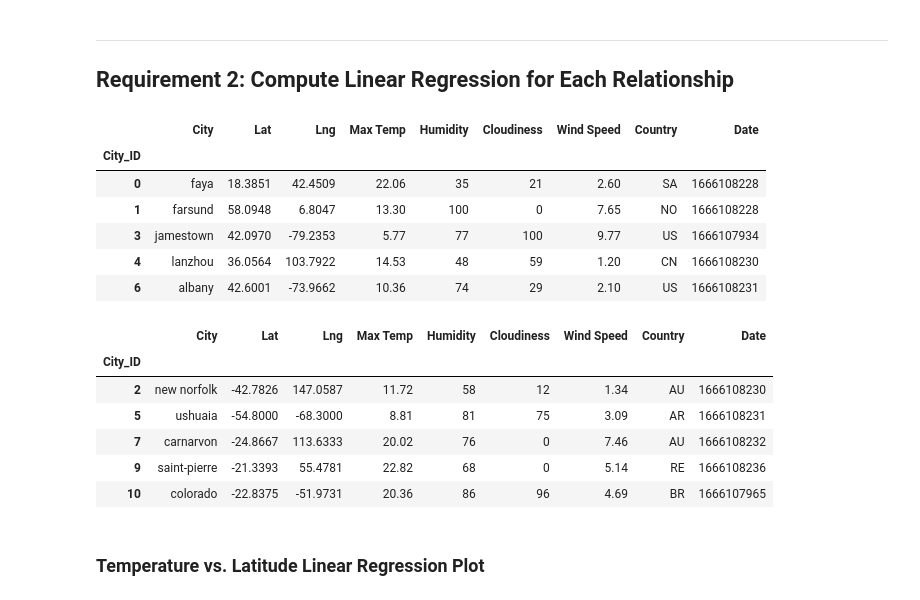
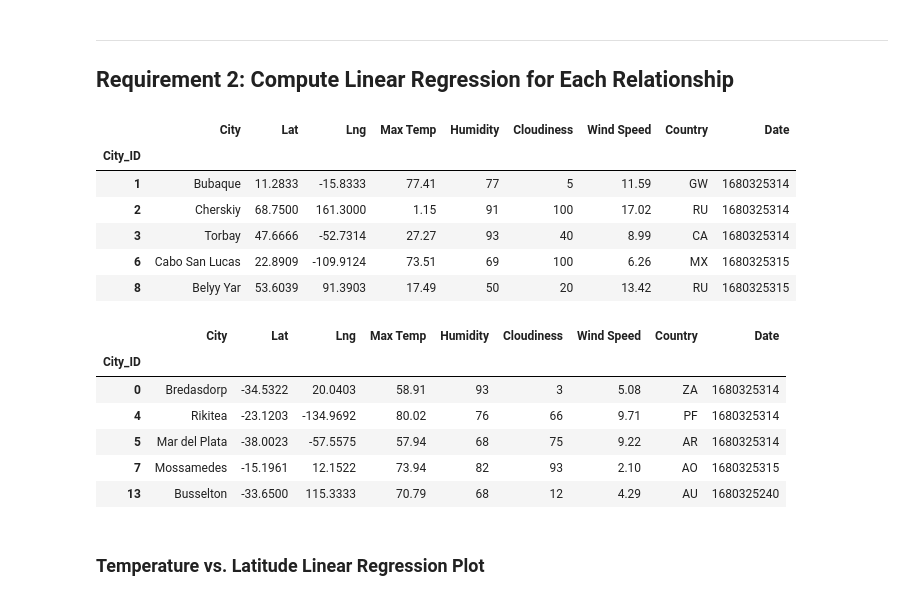
Before and after one commit to Evis-S/python-api-challenge, a Jupyter notebook: starter_code/WeatherPy.ipynb, the cells around one changed output. Cells and saved outputs as stored; diff of their text form; code cells hidden in the pictures.

```diff
--- a/starter_code/WeatherPy.ipynb
+++ b/starter_code/WeatherPy.ipynb
@@ -200,6 +187,6 @@ city_data_df.to_csv("output_data/cities.csv", index_label="City_ID")
 # %%
 # Read saved data
-city_data_df = pd.read_csv("output_data/cities.csv", index_col="City_ID")
+city_data_df = pd.read_csv("city.csv", index_col="City_ID")
 
 # Display sample data
 city_data_df.head()
@@ -287,30 +309,30 @@ plt.show()
 # %%
 # Create a DataFrame with the Northern Hemisphere data (Latitude >= 0)
-# YOUR CODE HERE
+northern_hemi_df = city_data_df.loc[(city_data_df["Lat"] >= 0)]
 
 # Display sample data
 northern_hemi_df.head()
 # %% [output]
 |  | City | Lat | Lng | Max Temp | Humidity | Cloudiness | Wind Speed | Country | Date |
 | City_ID |  |  |  |  |  |  |  |  |  |
-| 0 | faya | 18.3851 | 42.4509 | 22.06 | 35 | 21 | 2.60 | SA | 1666108228 |
-| 1 | farsund | 58.0948 | 6.8047 | 13.30 | 100 | 0 | 7.65 | NO | 1666108228 |
-| 3 | jamestown | 42.0970 | -79.2353 | 5.77 | 77 | 100 | 9.77 | US | 1666107934 |
-| 4 | lanzhou | 36.0564 | 103.7922 | 14.53 | 48 | 59 | 1.20 | CN | 1666108230 |
-| 6 | albany | 42.6001 | -73.9662 | 10.36 | 74 | 29 | 2.10 | US | 1666108231 |
+| 1 | Bubaque | 11.2833 | -15.8333 | 77.41 | 77 | 5 | 11.59 | GW | 1680325314 |
+| 2 | Cherskiy | 68.7500 | 161.3000 | 1.15 | 91 | 100 | 17.02 | RU | 1680325314 |
+| 3 | Torbay | 47.6666 | -52.7314 | 27.27 | 93 | 40 | 8.99 | CA | 1680325314 |
+| 6 | Cabo San Lucas | 22.8909 | -109.9124 | 73.51 | 69 | 100 | 6.26 | MX | 1680325315 |
+| 8 | Belyy Yar | 53.6039 | 91.3903 | 17.49 | 50 | 20 | 13.42 | RU | 1680325315 |
 # %%
 # Create a DataFrame with the Southern Hemisphere data (Latitude < 0)
-# YOUR CODE HERE
+southern_hemi_df = city_data_df.loc[(city_data_df["Lat"] < 0)]
 
 # Display sample data
 southern_hemi_df.head()
 # %% [output]
 |  | City | Lat | Lng | Max Temp | Humidity | Cloudiness | Wind Speed | Country | Date |
 | City_ID |  |  |  |  |  |  |  |  |  |
-| 2 | new norfolk | -42.7826 | 147.0587 | 11.72 | 58 | 12 | 1.34 | AU | 1666108230 |
-| 5 | ushuaia | -54.8000 | -68.3000 | 8.81 | 81 | 75 | 3.09 | AR | 1666108231 |
-| 7 | carnarvon | -24.8667 | 113.6333 | 20.02 | 76 | 0 | 7.46 | AU | 1666108232 |
-| 9 | saint-pierre | -21.3393 | 55.4781 | 22.82 | 68 | 0 | 5.14 | RE | 1666108236 |
-| 10 | colorado | -22.8375 | -51.9731 | 20.36 | 86 | 96 | 4.69 | BR | 1666107965 |
+| 0 | Bredasdorp | -34.5322 | 20.0403 | 58.91 | 93 | 3 | 5.08 | ZA | 1680325314 |
+| 4 | Rikitea | -23.1203 | -134.9692 | 80.02 | 76 | 66 | 9.71 | PF | 1680325314 |
+| 5 | Mar del Plata | -38.0023 | -57.5575 | 57.94 | 68 | 75 | 9.22 | AR | 1680325314 |
+| 7 | Mossamedes | -15.1961 | 12.1522 | 73.94 | 82 | 93 | 2.10 | AO | 1680325315 |
+| 13 | Busselton | -33.6500 | 115.3333 | 70.79 | 68 | 12 | 4.29 | AU | 1680325240 |
 # %% [markdown]
 ###  Temperature vs. Latitude Linear Regression Plot
```
Also changed, not shown: parts of 40 cells of this notebook, 13 other files.
